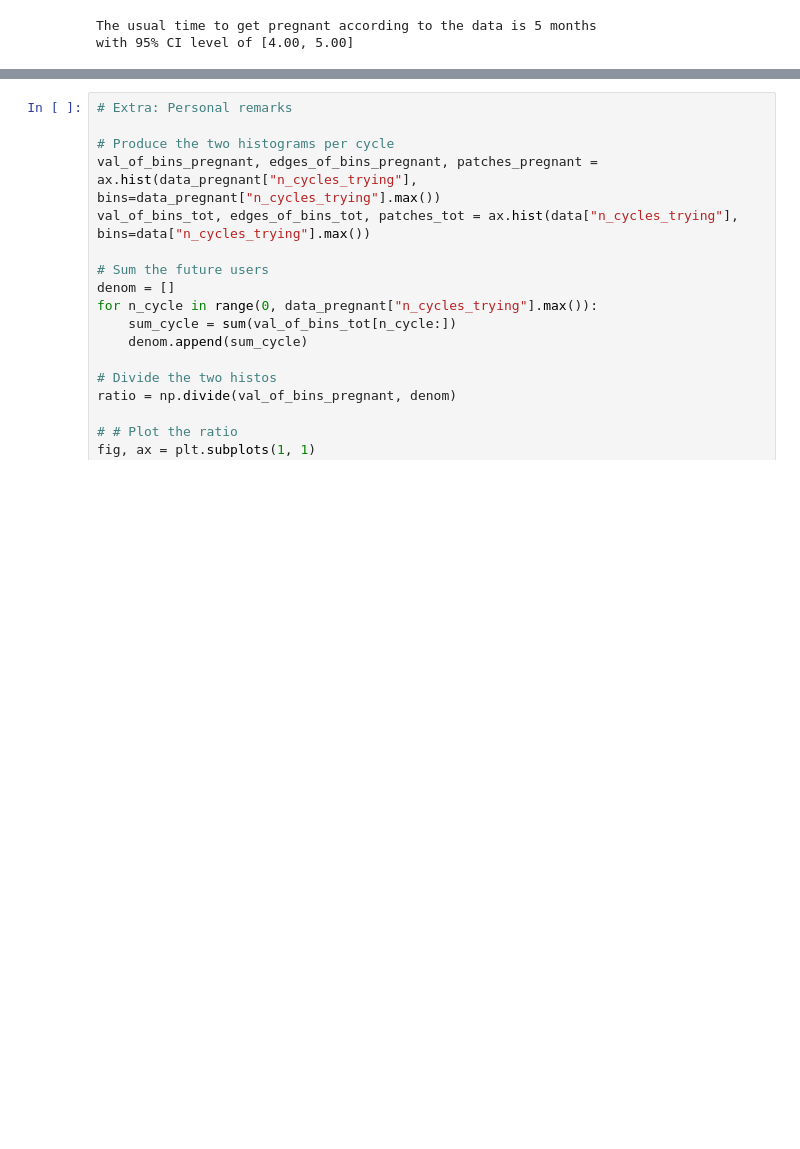
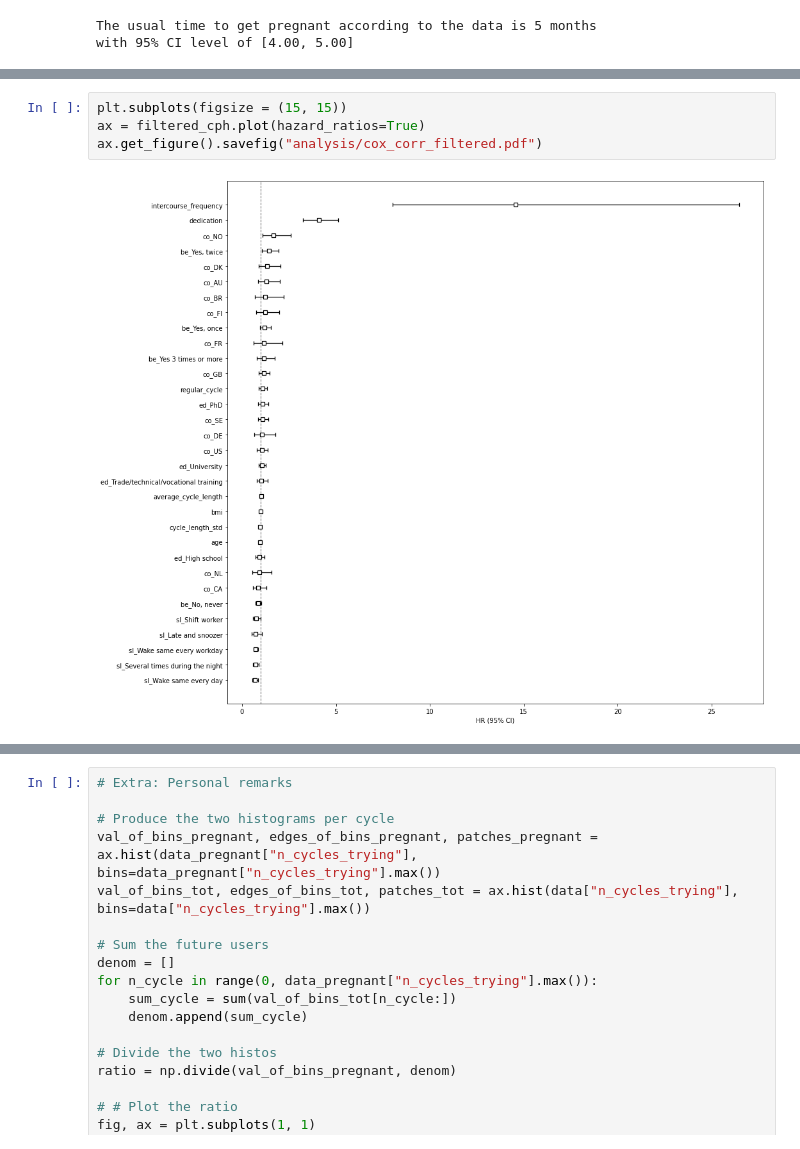
Before and after one commit to ebrondol/NaturalCycles, a Jupyter notebook: Survival_Analysis.ipynb, the cells around one changed output, grey strips where cells are left out. Drawn from its saved outputs; the diff is of its cells as text; blank space fills up the shorter version.

```diff
--- a/Survival_Analysis.ipynb
+++ b/Survival_Analysis.ipynb
@@ -454,0 +420,6 @@ sl\_Wake same every day                 & -0.34 &       0.71 &                 0
+# %%
+plt.subplots(figsize = (15, 15))
+ax = filtered_cph.plot(hazard_ratios=True)
+ax.get_figure().savefig("analysis/cox_corr_filtered.pdf")
+# %% [output]
+[figure, added]
```
Also changed, not shown: parts of 26 cells of this notebook.
